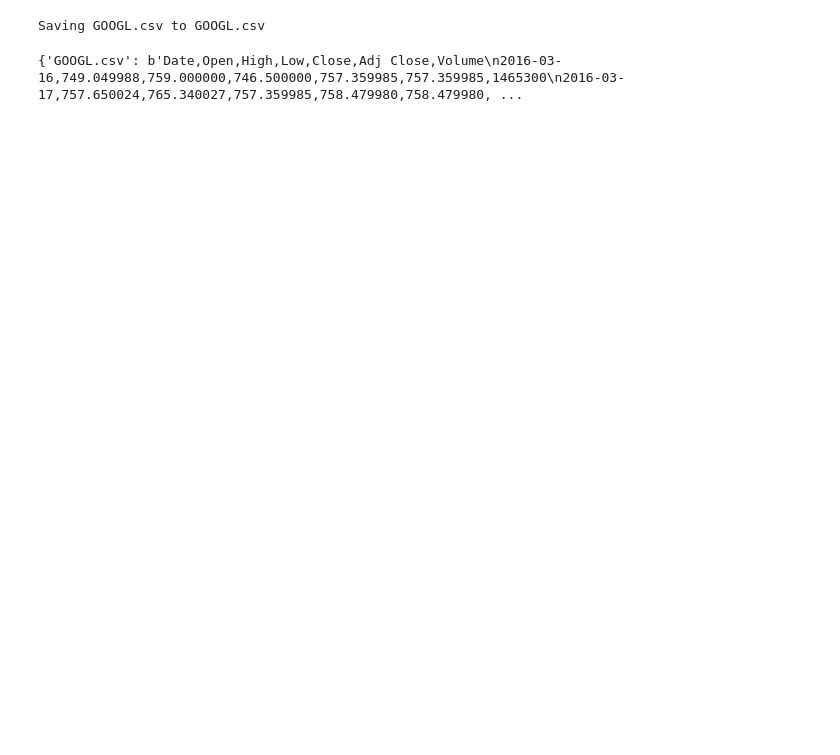
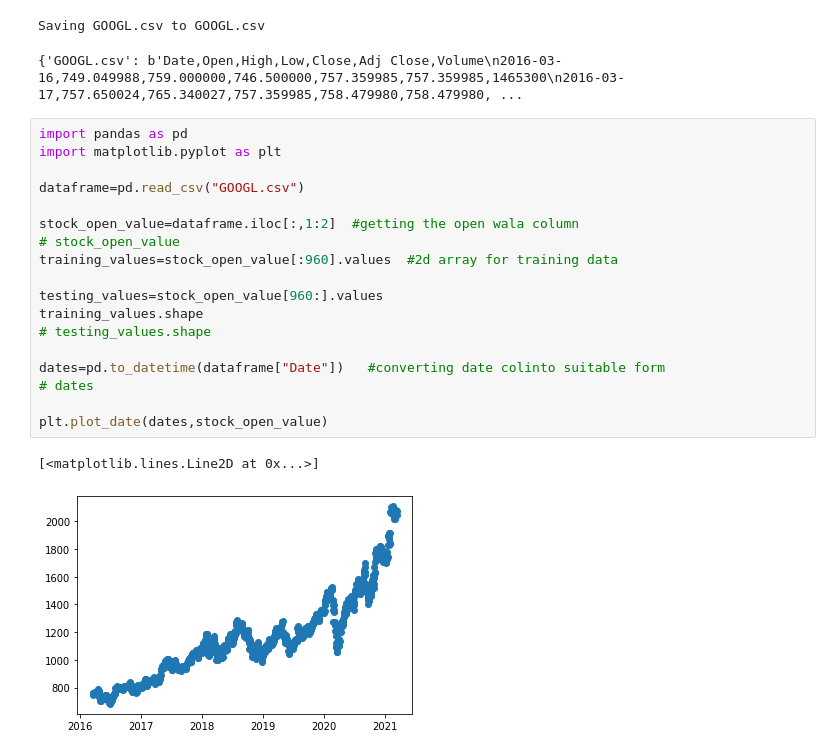
Before and after one commit to undefinedzack/stock-market-prediction-using-sentiment-analysis, a Jupyter notebook: SecondPart__.ipynb, the cells around one changed output. Drawn from its saved outputs; the diff is of its cells as text; blank space fills up the shorter version.

Commit message:
Shaping Training nd testing data

```diff
--- a/SecondPart__.ipynb
+++ b/SecondPart__.ipynb
@@ -7,3 +9,24 @@ files.upload()
 [interactive output not drawn]
 Saving GOOGL.csv to GOOGL.csv
 {'GOOGL.csv': b'Date,Open,High,Low,Close,Adj Close,Volume\n2016-03-16,749.049988,759.000000,746.500000,757.359985,757.359985,1465300\n2016-03-17,757.650024,765.340027,757.359985,758.479980,758.479980, ...
+# %%
+import pandas as pd
+import matplotlib.pyplot as plt
+
+dataframe=pd.read_csv("GOOGL.csv")
+
+stock_open_value=dataframe.iloc[:,1:2]  #getting the open wala column
+# stock_open_value
+training_values=stock_open_value[:960].values  #2d array for training data
+
+testing_values=stock_open_value[960:].values
+training_values.shape
+# testing_values.shape
+
+dates=pd.to_datetime(dataframe["Date"])   #converting date colinto suitable form
+# dates
+
+plt.plot_date(dates,stock_open_value)
+# %% [output]
+[<matplotlib.lines.Line2D at 0x...>]
+[figure, added]
```
Also changed, not shown: parts of 1 cell of this notebook.
